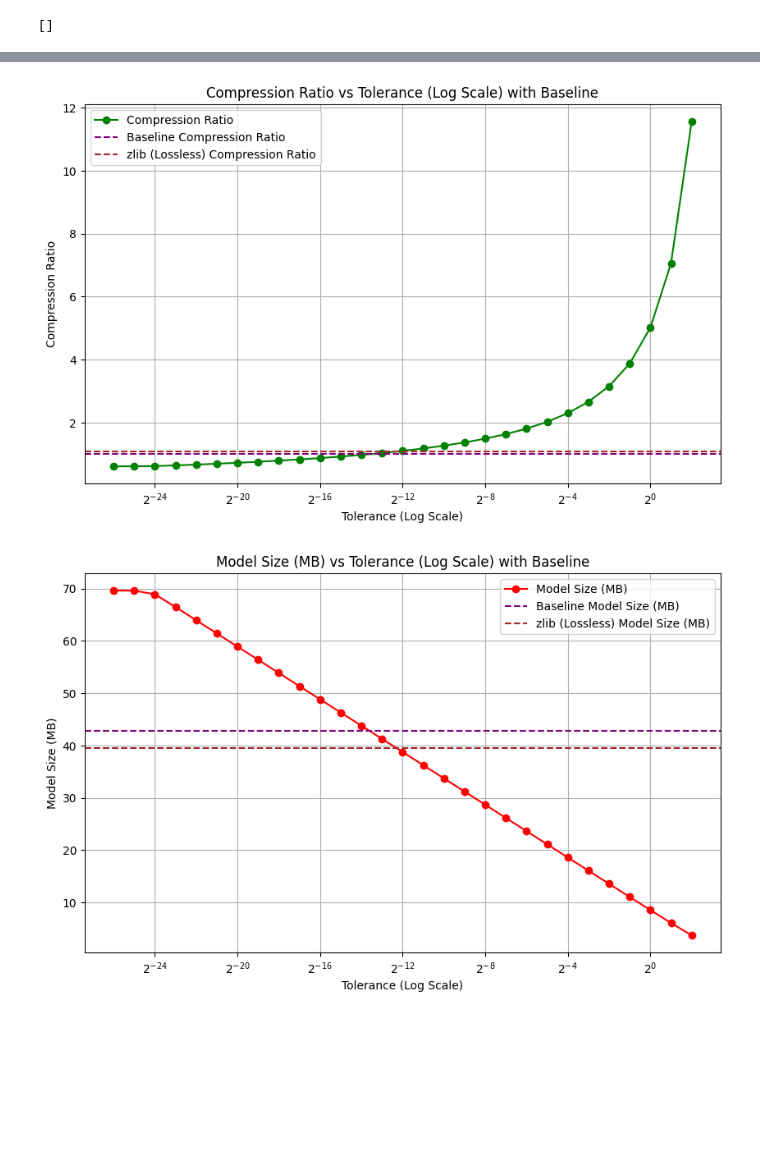
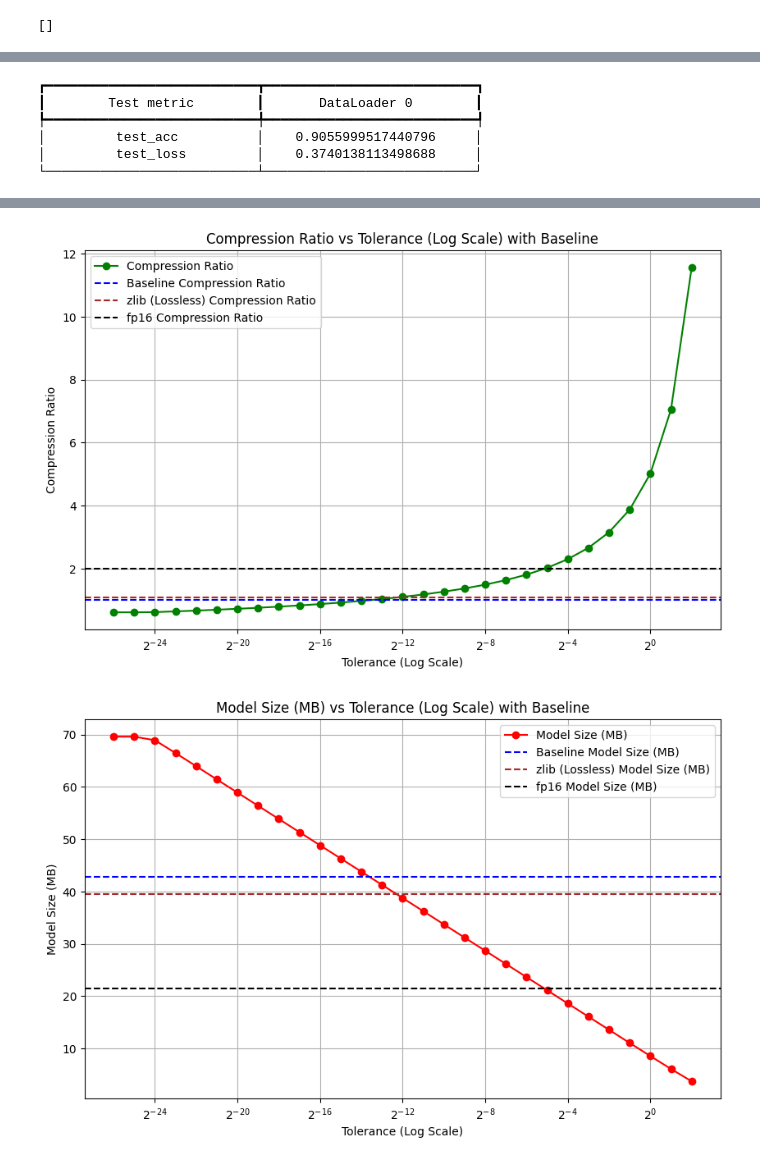
Before and after one commit to alex-grindrod/eblc-model-compression, a Jupyter notebook: resnet18-tolerance.ipynb, the cells around one changed output, grey strips where cells are left out. Saved outputs shown, nothing was run; the diff lists cells and outputs as text; code cells hidden in the pictures; blank space fills up the shorter version.

Commit message:
Final resnet18 notebooks and graphs

```diff
--- a/resnet18-tolerance.ipynb
+++ b/resnet18-tolerance.ipynb
@@ -153,32 +153,56 @@ Compressed Size: 14198625
 │         test_loss         │    0.9209790229797363     │
 └───────────────────────────┴───────────────────────────┘
 ... (50 outputs left out)
+# %%
+#Compare against Quantization (fp16)
+fp16_data = {}
+
+fp16_model = copy.deepcopy(original_model)
+fp16_model.half()
+quant_size = save_pkl(f"{kaggle_save}halved.pkl", fp16_model.state_dict())
+fp16_model.float()
+
+fp16_trial = trainer_zfp.test(fp16_model, dataloaders=test_loader)
+
+fp16_data['accuracy'] = trials[0]['test_acc']
+fp16_data['compression_ratio'] = org_size / quant_size
+fp16_data['model_size'] = quant_size / 1024**2
+# %% [output]
+┏━━━━━━━━━━━━━━━━━━━━━━━━━━━┳━━━━━━━━━━━━━━━━━━━━━━━━━━━┓
+┃        Test metric        ┃       DataLoader 0        ┃
+┡━━━━━━━━━━━━━━━━━━━━━━━━━━━╇━━━━━━━━━━━━━━━━━━━━━━━━━━━┩
+│         test_acc          │    0.9055999517440796     │
+│         test_loss         │    0.3740138113498688     │
+└───────────────────────────┴───────────────────────────┘
 # %%
-
-
 data = [
-    (accuracies, org_data['accuracy'], 'orange', 'Accuracy'),
-    (compression_ratios, org_data['compression_ratio'], 'green', 'Compression Ratio', zlib_data['compression_ratio']),
-    (model_sizes, org_data['model_size'], 'red', 'Model Size (MB)', zlib_data['model_size']),
+    (accuracies, org_data['accuracy'], fp16_data['accuracy'], 'orange', 'Accuracy'),
+    (compression_ratios, org_data['compression_ratio'], fp16_data['compression_ratio'], 'green', 'Compression Ratio', zlib_data['compression_ratio']),
+    (model_sizes, org_data['model_size'], fp16_data['model_size'], 'red', 'Model Size (MB)', zlib_data['model_size']),
 ]
 
 for d in data:
+    color = d[3]
+    label = d[4]
+
     plt.figure(figsize=(10, 6))
 
-    plt.plot(tolerance_values, d[0], color=d[2], marker='o', label=d[3])
-    plt.axhline(y=d[1], color='purple', linestyle='--', label=f'Baseline {d[3]}')
+    plt.plot(tolerance_values, d[0], color=color, marker='o', label=label)
+    plt.axhline(y=d[1], color='blue', linestyle='--', label=f'Baseline {label}')
 
-    if len(d) > 4:
-        plt.axhline(y=d[4], color='brown', linestyle='--', label=f'zlib (Lossless) {d[3]}')
+    if len(d) > 5:
+        plt.axhline(y=d[5], color='brown', linestyle='--', label=f'zlib (Lossless) {label}')
 
+    if d[4] != "Accuracy":
+        plt.axhline(y=d[2], color='black', linestyle='--', label=f'fp16 {label}')
 
-    plt.title(f'{d[3]} vs Tolerance (Log Scale) with Baseline')
+    plt.title(f'{label} vs Tolerance (Log Scale) with Baseline')
     plt.xscale('log', base=2)
     plt.xlabel('Tolerance (Log Scale)')
-    plt.ylabel(d[3])
+    plt.ylabel(label)
     plt.legend()
     plt.grid(True)
-    plt.savefig(f"{kaggle_save}{d[3]}.png")
+    plt.savefig(f"{kaggle_save}{label}.png")
 
     plt.show()
 
@@ -187,8 +211,12 @@ plt.plot(compression_ratios, accuracies, marker='o', label="Accuracies v. Compre
 plt.title(f'Accuracy vs. Compression Ratio')
 plt.xlabel('Compression Ratio')
 plt.ylabel('Accuracy')
+
 #Compressed Baseline
-plt.axvline(x=data[1][4], color='brown', linestyle='--', label=f'zlib (Lossless) {data[1][3]}')
+plt.axvline(x=1, color='blue', linestyle='--', label=f'Baseline {data[1][4]}')
+plt.axvline(x=data[1][5], color='brown', linestyle='--', label=f'zlib (Lossless) {data[1][4]}')
+plt.axvline(x=data[1][2], color='black', linestyle='--', label=f'fp16 {data[1][4]}')
+
 plt.xscale('log', base=2)
 plt.legend()
 plt.grid(True)
@@ -199,2 +227,2 @@ plt.show()
-[figure, old version]
+[figure, new version]
-[figure, old version]
+[figure, new version]
```
Also changed, not shown: parts of 5 cells of this notebook, 10 other files.
